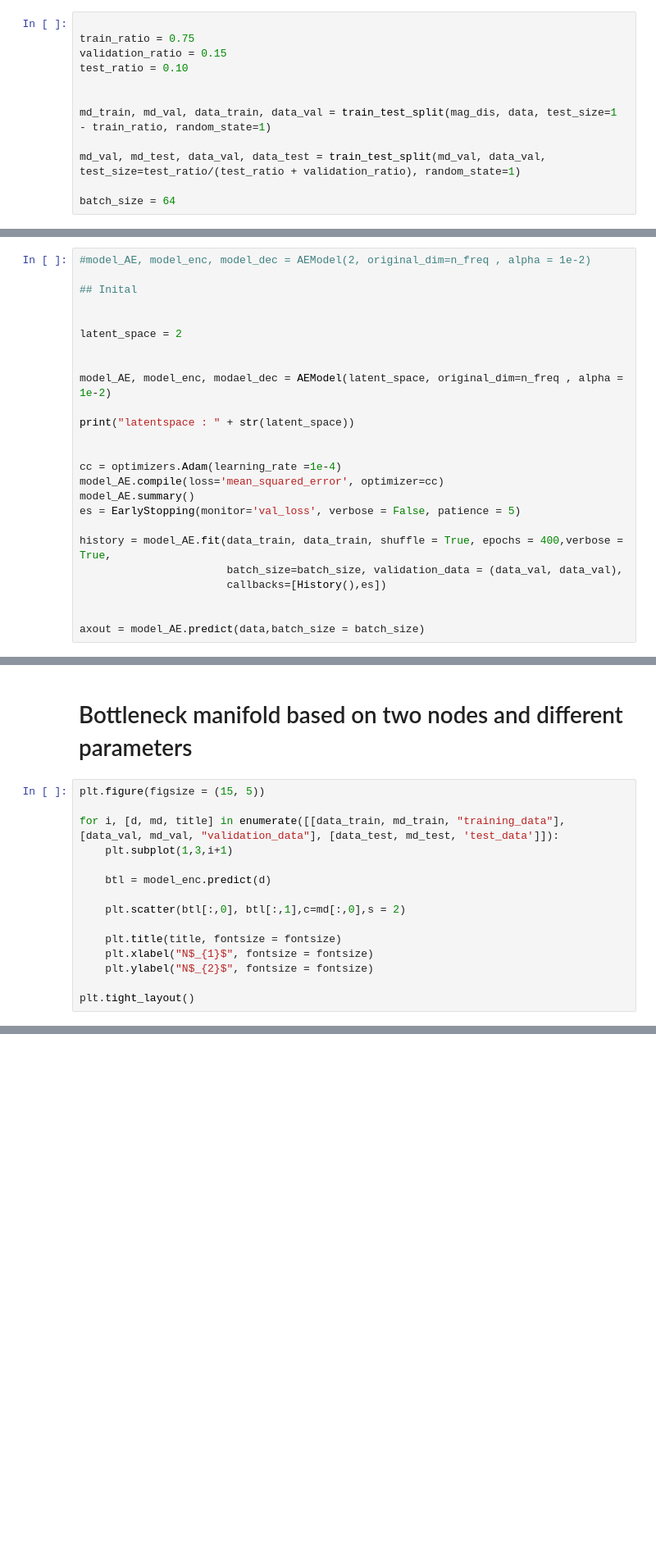
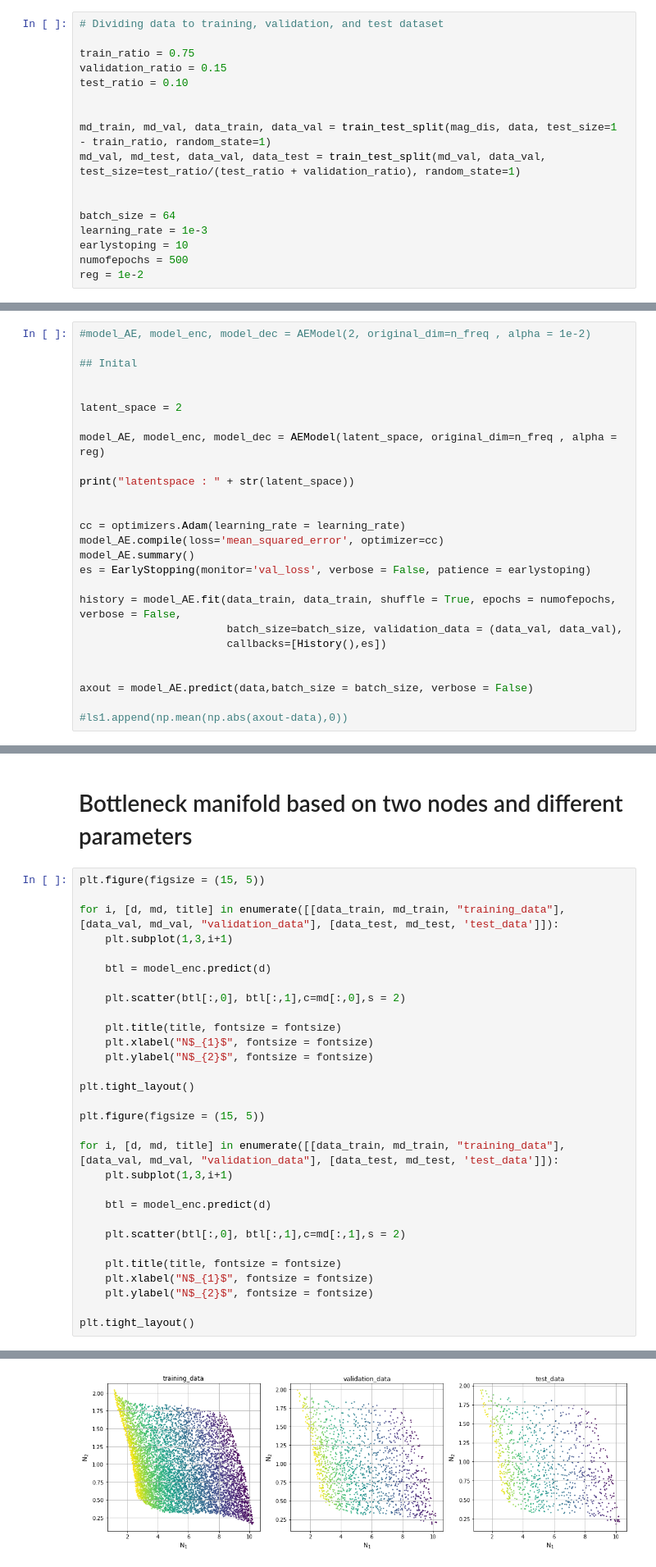
Before and after one commit to resfahani/GMD, a Jupyter notebook: src/Autoencoder_FAS_2D_data.ipynb, the cells around one changed output, grey strips where cells are left out. Shown at 82% size. Drawn from its saved outputs; the diff is of its cells as text; blank space fills up the shorter version.

```diff
--- a/src/Autoencoder_FAS_2D_data.ipynb
+++ b/src/Autoencoder_FAS_2D_data.ipynb
@@ -72,4 +72,5 @@ Text(0.5, 1.0, 'Data')
 # %%
+# Dividing data to training, validation, and test dataset
 
 train_ratio = 0.75
 validation_ratio = 0.15
@@ -77,9 +78,13 @@ test_ratio = 0.10
 
 
 md_train, md_val, data_train, data_val = train_test_split(mag_dis, data, test_size=1 - train_ratio, random_state=1)
-
 md_val, md_test, data_val, data_test = train_test_split(md_val, data_val, test_size=test_ratio/(test_ratio + validation_ratio), random_state=1)
 
+
 batch_size = 64
+learning_rate = 1e-3
+earlystoping = 10
+numofepochs = 500
+reg = 1e-2
 # %% [markdown]
 # Anlysis the number of nodes for latent space
@@ -167,20 +157,21 @@ plt.xlabel('Number of bottleneck nodes (k)')
 
 latent_space = 2
 
-
-model_AE, model_enc, modael_dec = AEModel(latent_space, original_dim=n_freq , alpha = 1e-2)
+model_AE, model_enc, model_dec = AEModel(latent_space, original_dim=n_freq , alpha = reg)
 
 print("latentspace : " + str(latent_space))
 
 
-cc = optimizers.Adam(learning_rate =1e-4)
+cc = optimizers.Adam(learning_rate = learning_rate)
 model_AE.compile(loss='mean_squared_error', optimizer=cc)
 model_AE.summary()
-es = EarlyStopping(monitor='val_loss', verbose = False, patience = 5)
+es = EarlyStopping(monitor='val_loss', verbose = False, patience = earlystoping)
 
-history = model_AE.fit(data_train, data_train, shuffle = True, epochs = 400,verbose = True,
+history = model_AE.fit(data_train, data_train, shuffle = True, epochs = numofepochs, verbose = False,
                        batch_size=batch_size, validation_data = (data_val, data_val),
                        callbacks=[History(),es])
 
 
-axout = model_AE.predict(data,batch_size = batch_size)
+axout = model_AE.predict(data,batch_size = batch_size, verbose = False)
+
+#ls1.append(np.mean(np.abs(axout-data),0))
@@ -219,3 +235,19 @@ for i, [d, md, title] in enumerate([[data_train, md_train, "training_data"], [da
     plt.ylabel("N$_{2}$", fontsize = fontsize)
 
 plt.tight_layout()
+
+plt.figure(figsize = (15, 5))
+
+for i, [d, md, title] in enumerate([[data_train, md_train, "training_data"], [data_val, md_val, "validation_data"], [data_test, md_test, 'test_data']]):
+    plt.subplot(1,3,i+1)
+
+    btl = model_enc.predict(d)
+
+    plt.scatter(btl[:,0], btl[:,1],c=md[:,1],s = 2)
+
+    plt.title(title, fontsize = fontsize)
+    plt.xlabel("N$_{1}$", fontsize = fontsize)
+    plt.ylabel("N$_{2}$", fontsize = fontsize)
+
+plt.tight_layout()
+# %% [output]
@@ -221,0 +260 @@ plt.tight_layout()
+[figure, added]
```
Also changed, not shown: parts of 30 cells of this notebook, 2 other files.
